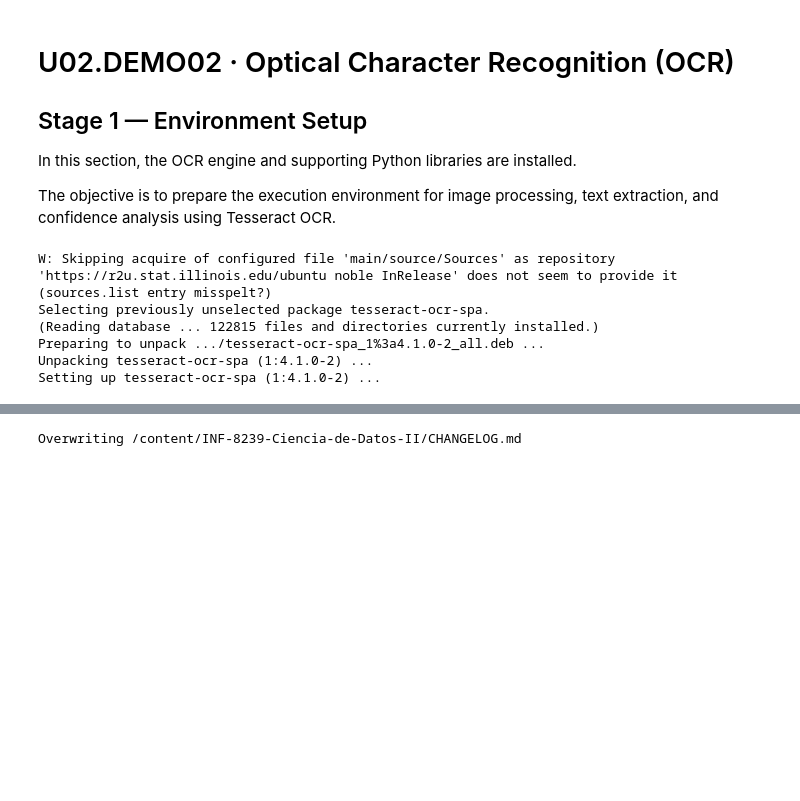
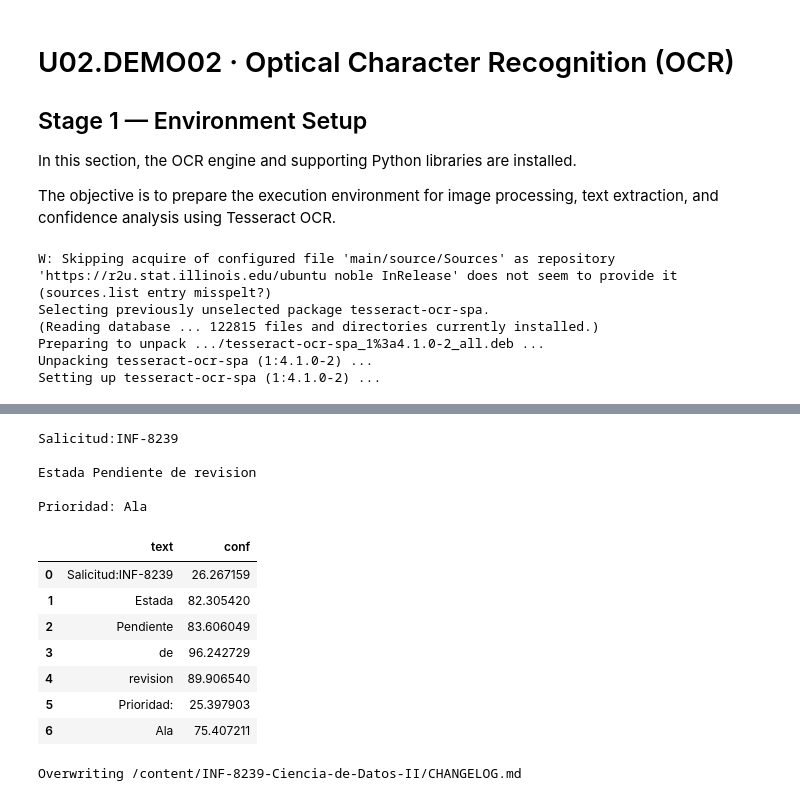
Before and after one commit to pascual-francisco/INF-8239-Ciencia-de-Datos-II, a Jupyter notebook: Unit_02_Natural_Language_Processing/notebooks/U02.DEMO02.ipynb, the cells around one changed output, grey strips where cells are left out. Saved outputs shown, nothing was run; the diff lists cells and outputs as text; code cells hidden in the pictures; blank space fills up the shorter version.

```diff
--- a/Unit_02_Natural_Language_Processing/notebooks/U02.DEMO02.ipynb
+++ b/Unit_02_Natural_Language_Processing/notebooks/U02.DEMO02.ipynb
@@ -216,3 +224,78 @@ SyntaxError: invalid syntax (1312273551.py, line 43)
+# %%
+# ==============================================================================
+# CELL 03 — PREPROCESS THE IMAGE AND APPLY OCR
+# Objective: Convert the document image into a binary representation
+# and extract text using the Tesseract OCR engine.
+# ==============================================================================
+
+import cv2
+import pytesseract
+from PIL import Image
+
+# Load the generated document image
+image = cv2.imread("documento_demo.png")
+
+# Convert the image to grayscale
+gray = cv2.cvtColor(
+    image,
+    cv2.COLOR_BGR2GRAY
+)
+
+# Apply Otsu thresholding
+_, binary = cv2.threshold(
+    gray,
+    0,
+    255,
+    cv2.THRESH_BINARY + cv2.THRESH_OTSU
+)
+
+# Extract text using OCR
+text = pytesseract.image_to_string(
+    binary,
+    lang="spa"
+)
+
+print(text)
+# %% [output]
+Salicitud:INF-8239
+
+Estada Pendiente de revision
+
+Prioridad: Ala
+# %%
+# ==============================================================================
+# CELL 04 — INSPECT OCR CONFIDENCE
+# Objective: Examine the confidence scores assigned by Tesseract to
+# each recognized word in the document.
+# ==============================================================================
+
+data = pytesseract.image_to_data(
+    binary,
+    lang="spa",
+    output_type=pytesseract.Output.DATAFRAME
+)
+
+# Remove rows without recognized text
+words = data.dropna(subset=["text"])
+
+# Remove blank strings
+words = words[
+    words["text"].str.strip().ne("")
+]
+
+# Display recognized words and confidence values
+words[
+    ["text", "conf"]
+].reset_index(drop=True)
+# %% [output]
+|  | text | conf |
+| 0 | Salicitud:INF-8239 | 26.267159 |
+| 1 | Estada | 82.305420 |
+| 2 | Pendiente | 83.606049 |
+| 3 | de | 96.242729 |
+| 4 | revision | 89.906540 |
+| 5 | Prioridad: | 25.397903 |
+| 6 | Ala | 75.407211 |
 # %%
 %%writefile /content/INF-8239-Ciencia-de-Datos-II/CHANGELOG.md
 # Changelog
```
Also changed, not shown: parts of 3 cells of this notebook, 2 other files.
